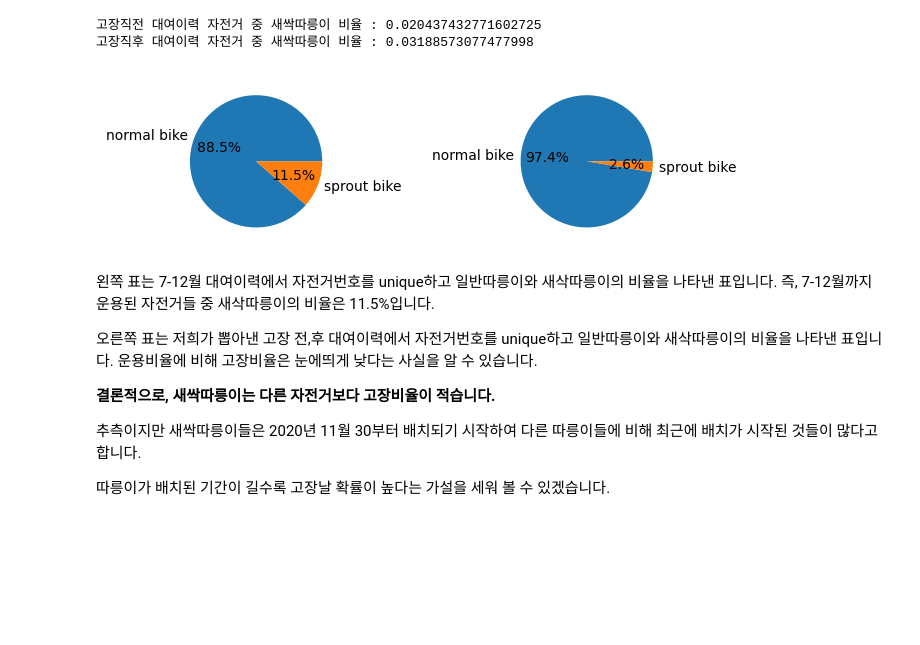
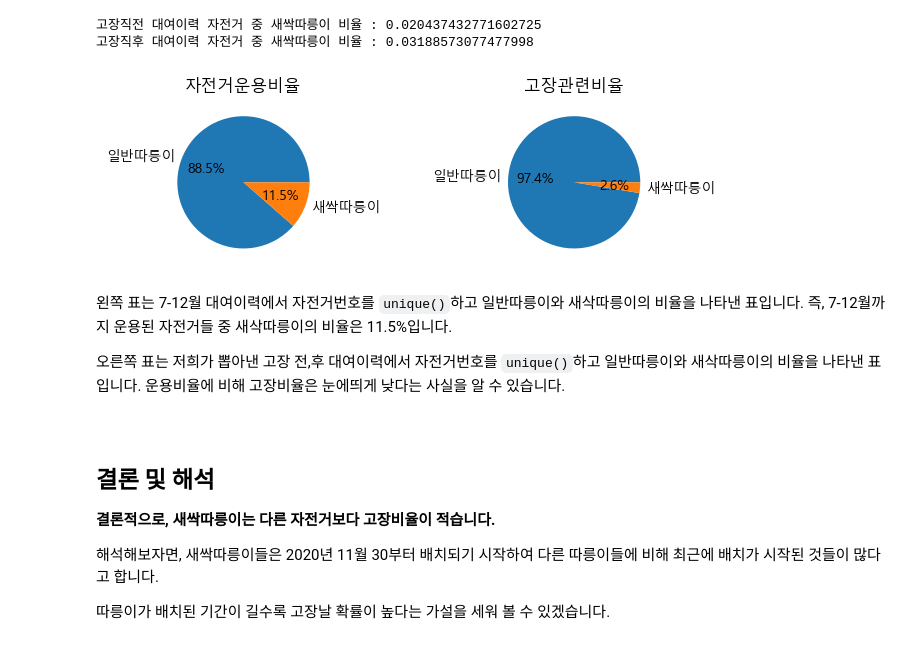
Before and after one commit to leechanhoe/data-science-project, a Jupyter notebook: 새싹따릉이와 고장의 연관성 분석.ipynb, the cells around one changed output. Cells and saved outputs as stored; diff of their text form; code cells hidden in the pictures; blank space fills up the shorter version.

```diff
--- a/새싹따릉이와 고장의 연관성 분석.ipynb
+++ b/새싹따릉이와 고장의 연관성 분석.ipynb
@@ -1,6 +1,9 @@
 # %%
 import pandas as pd
+import matplotlib
 import matplotlib.pyplot as plt
+matplotlib.rcParams['font.family'] ='Malgun Gothic'
+matplotlib.rcParams['axes.unicode_minus'] = False
 # %%
 df_rent7 = pd.read_csv("서울특별시 공공자전거 대여이력 정보_2207.csv")
 df_rent8 = pd.read_csv("서울특별시 공공자전거 대여이력 정보_22081.csv")
@@ -48,28 +51,34 @@ print("고장직후 대여이력 자전거 중 새싹따릉이 비율 :", len(df
 고장직전 대여이력 자전거 중 새싹따릉이 비율 : 0.020437432771602725
 고장직후 대여이력 자전거 중 새싹따릉이 비율 : 0.03188573077477998
 # %%
-labels = ['normal bike', 'sprout bike']
+labels = ['일반따릉이', '새싹따릉이']
 
 fig, axs = plt.subplots(1, 2)
 
 axs[0].pie([1 - sprout_pro, sprout_pro], labels=labels, autopct='%1.1f%%')
 axs[0].set_aspect('equal')
+axs[0].set_title('자전거운용비율')
 
 axs[1].pie([1 - sprout_pro2, sprout_pro2], labels=labels, autopct='%1.1f%%')
 axs[1].set_aspect('equal')
+axs[1].set_title('고장관련비율')
 
 plt.subplots_adjust(wspace=1)
 
 plt.show()
 # %% [output]
-[figure, old version]
+[figure, new version]
 # %% [markdown]
-왼쪽 표는 7-12월 대여이력에서 자전거번호를 unique하고 일반따릉이와 새삭따릉이의 비율을 나타낸 표입니다. 즉, 7-12월까지 운용된 자전거들 중 새삭따릉이의 비율은 11.5%입니다.
+왼쪽 표는 7-12월 대여이력에서 자전거번호를 `unique()`하고 일반따릉이와 새삭따릉이의 비율을 나타낸 표입니다. 즉, 7-12월까지 운용된 자전거들 중 새삭따릉이의 비율은 11.5%입니다.
 
-오른쪽 표는 저희가 뽑아낸 고장 전,후 대여이력에서 자전거번호를 unique하고 일반따릉이와 새삭따릉이의 비율을 나타낸 표입니다. 운용비율에 비해 고장비율은 눈에띄게 낮다는 사실을 알 수 있습니다.
-
-**결론적으로, 새싹따릉이는 다른 자전거보다 고장비율이 적습니다.**
-
-추측이지만 새싹따릉이들은 2020년 11월 30부터 배치되기 시작하여 다른 따릉이들에 비해 최근에 배치가 시작된 것들이 많다고 합니다.
-
-따릉이가 배치된 기간이 길수록 고장날 확률이 높다는 가설을 세워 볼 수 있겠습니다.
+오른쪽 표는 저희가 뽑아낸 고장 전,후 대여이력에서 자전거번호를 `unique()`하고 일반따릉이와 새삭따릉이의 비율을 나타낸 표입니다. 운용비율에 비해 고장비율은 눈에띄게 낮다는 사실을 알 수 있습니다.
+# %% [markdown]
+<br>
+
+## 결론 및 해석
+
+**결론적으로, 새싹따릉이는 다른 자전거보다 고장비율이 적습니다.**
+
+해석해보자면, 새싹따릉이들은 2020년 11월 30부터 배치되기 시작하여 다른 따릉이들에 비해 최근에 배치가 시작된 것들이 많다고 합니다.
+
+따릉이가 배치된 기간이 길수록 고장날 확률이 높다는 가설을 세워 볼 수 있겠습니다.
```
Also changed, not shown: 4 other files.
